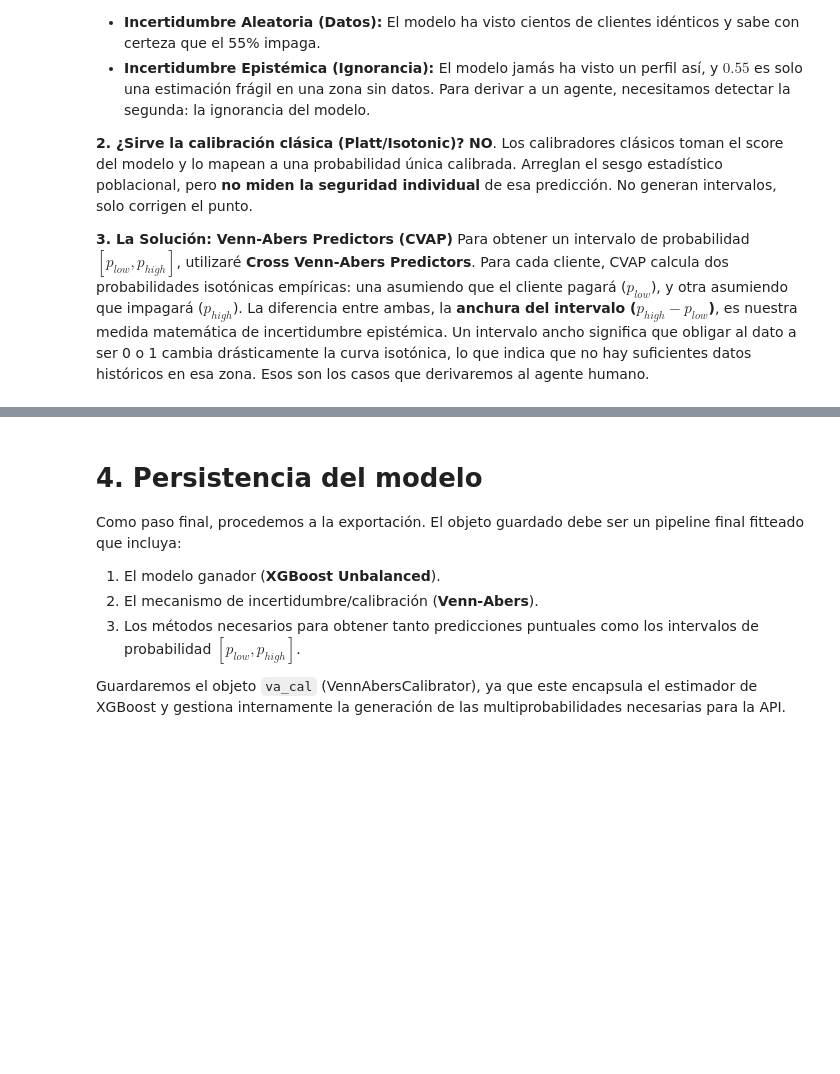
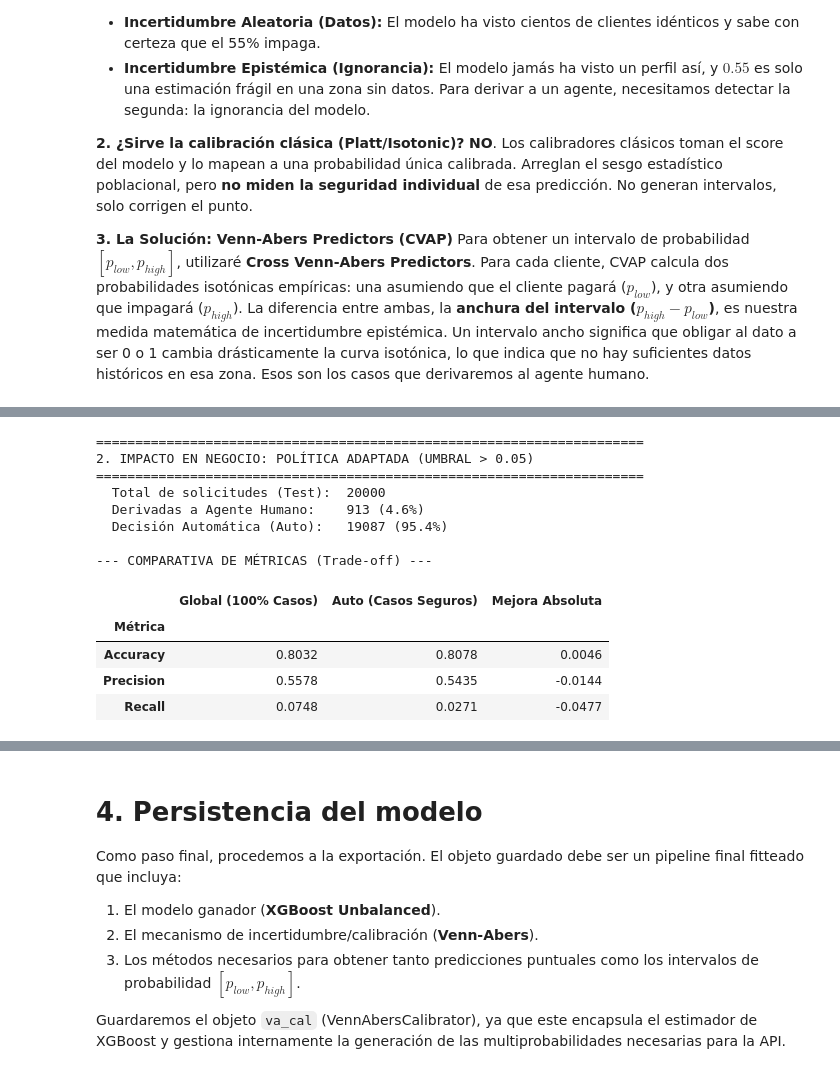
Before and after one commit to lolamaturana/credit-risk-calibrated-model, a Jupyter notebook: practica2_notebook.ipynb, the cells around one changed output, grey strips where cells are left out. Cells and saved outputs as stored; diff of their text form; code cells hidden in the pictures; blank space fills up the shorter version.

```diff
--- a/practica2_notebook.ipynb
+++ b/practica2_notebook.ipynb
@@ -693,0 +679,58 @@ Al purgar esa incertidumbre del sistema automático, observamos un impacto drás
+# %%
+# EVALUACIÓN DEL UMBRAL (0.05)
+umbral_adaptado = 0.05
+mask_agent = width > umbral_adaptado
+mask_auto = ~mask_agent
+
+casos_totales = len(y_test_flat)
+casos_agent = mask_agent.sum()
+casos_auto = mask_auto.sum()
+
+print("=" * 70)
+print(f"2. IMPACTO EN NEGOCIO: POLÍTICA ADAPTADA (UMBRAL > {umbral_adaptado})")
+print("=" * 70)
+print(f"  Total de solicitudes (Test):  {casos_totales}")
+print(f"  Derivadas a Agente Humano:    {casos_agent} ({casos_agent/casos_totales*100:.1f}%)")
+print(f"  Decisión Automática (Auto):   {casos_auto} ({casos_auto/casos_totales*100:.1f}%)")
+
+# --- Recalculamos métricas SOLO sobre el subconjunto Automático ---
+y_test_auto = y_test_flat[mask_auto]
+
+# Filtramos la columna 1 (probabilidad de impago) del output de Venn-Abers
+if probs_va.ndim == 2:
+    prob_auto = probs_va[mask_auto, 1]
+else:
+    prob_auto = probs_va[mask_auto]
+
+pred_auto = (prob_auto >= 0.5).astype(int)
+
+acc_global = resultados_finales['XGBoost (Unbalanced)']['Accuracy']
+prec_global = resultados_finales['XGBoost (Unbalanced)']['Precision']
+rec_global = resultados_finales['XGBoost (Unbalanced)']['Recall']
+
+df_impact = pd.DataFrame({
+    'Métrica': ['Accuracy', 'Precision', 'Recall'],
+    'Global (100% Casos)': [acc_global, prec_global, rec_global],
+    'Auto (Casos Seguros)': [accuracy_score(y_test_auto, pred_auto),
+                             precision_score(y_test_auto, pred_auto, zero_division=0),
+                             recall_score(y_test_auto, pred_auto)]
+}).set_index('Métrica')
+
+df_impact['Mejora Absoluta'] = df_impact['Auto (Casos Seguros)'] - df_impact['Global (100% Casos)']
+
+print("\n--- COMPARATIVA DE MÉTRICAS (Trade-off) ---")
+display(df_impact.round(4))
+# %% [output]
+======================================================================
+2. IMPACTO EN NEGOCIO: POLÍTICA ADAPTADA (UMBRAL > 0.05)
+======================================================================
+  Total de solicitudes (Test):  20000
+  Derivadas a Agente Humano:    913 (4.6%)
+  Decisión Automática (Auto):   19087 (95.4%)
+
+--- COMPARATIVA DE MÉTRICAS (Trade-off) ---
+|  | Global (100% Casos) | Auto (Casos Seguros) | Mejora Absoluta |
+| Métrica |  |  |  |
+| Accuracy | 0.8032 | 0.8078 | 0.0046 |
+| Precision | 0.5578 | 0.5435 | -0.0144 |
+| Recall | 0.0748 | 0.0271 | -0.0477 |
```
Also changed, not shown: parts of 9 cells of this notebook, 3 other files.
